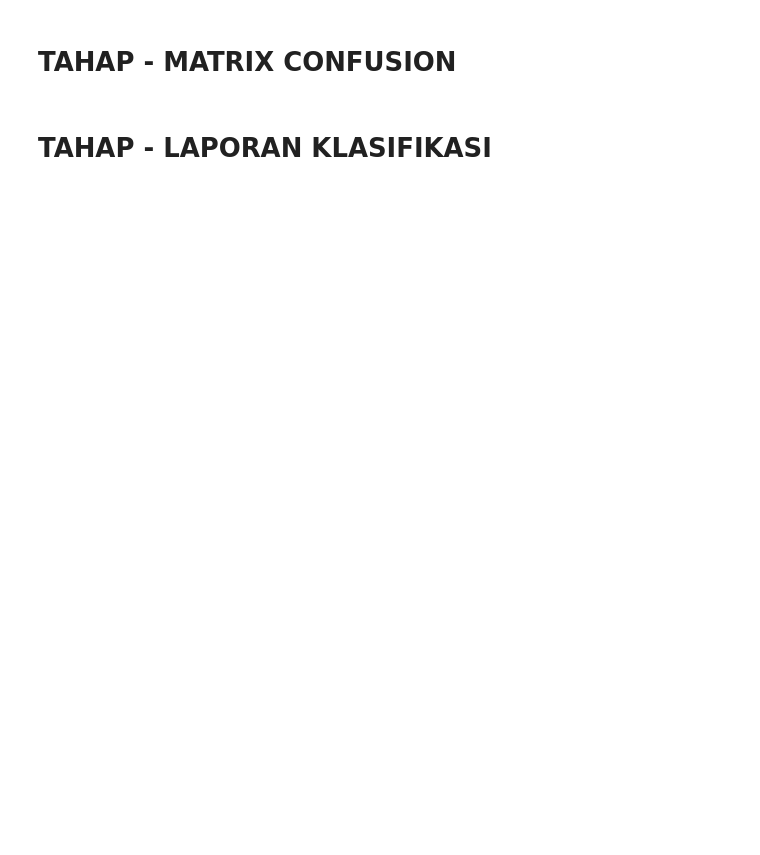
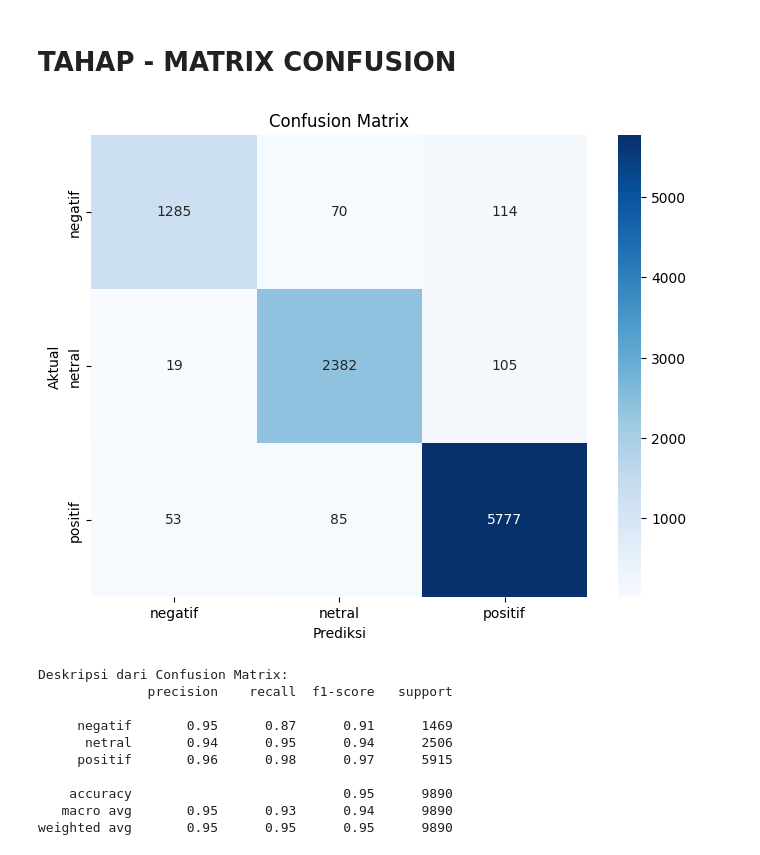
Before and after one commit to adiyoga27/support-vector-mechine, a Jupyter notebook: kodingan_trisna.ipynb, the cells around one changed output. Saved outputs shown, nothing was run; the diff lists cells and outputs as text; code cells hidden in the pictures; blank space fills up the shorter version.

```diff
--- a/kodingan_trisna.ipynb
+++ b/kodingan_trisna.ipynb
@@ -646,20 +668,32 @@ plt.show()
-# %% [markdown]
-# TAHAP - LAPORAN KLASIFIKASI
-# %%
-from sklearn.svm import SVC
-from sklearn.metrics import classification_report
-
-# Menginisialisasi model SVM dengan kernel linear
-svm_classifier = SVC(kernel='linear')
-
-# Melatih model SVM menggunakan data pelatihan yang telah diboboti dengan TF-IDF dan label sentimen
-svm_classifier.fit(tfidf_train, data['Label'])
-
-# Memprediksi label sentimen pada data uji menggunakan model SVM yang telah dilatih
-predictions = svm_classifier.predict(tfidf_test)
-
-# Menampilkan laporan klasifikasi dengan zero_division diatur
-print("Laporan Klasifikasi:")
-print(classification_report(data['Label'], predictions, zero_division=0))
-# from sklearn.metrics import classification_report
-# print(classification_report(data['Label'],y_test, linear_pred))
+# %%
+from sklearn.metrics import confusion_matrix, classification_report
+import seaborn as sns
+import matplotlib.pyplot as plt
+
+data = pd.read_excel('output/lexicon/sentiment_analysis.xlsx')
+# Menghitung confusion matrix
+cm = confusion_matrix(data['Label'], predictions)
+
+# Membuat heatmap dari confusion matrix
+plt.figure(figsize=(8, 6))
+sns.heatmap(cm, annot=True, cmap='Blues', fmt='g', xticklabels=['negatif', 'netral', 'positif'], yticklabels=['negatif', 'netral', 'positif'])
+plt.xlabel('Prediksi')
+plt.ylabel('Aktual')
+plt.title('Confusion Matrix')
+plt.show()
+
+# Menampilkan deskripsi dari diagram confusion matrix
+print("Deskripsi dari Confusion Matrix:")
+print(classification_report(data['Label'], predictions, zero_division=0))
+# %% [output]
+[figure, added]
+Deskripsi dari Confusion Matrix:
+              precision    recall  f1-score   support
+
+     negatif       0.95      0.87      0.91      1469
+      netral       0.94      0.95      0.94      2506
+     positif       0.96      0.98      0.97      5915
+
+    accuracy                           0.95      9890
+   macro avg       0.95      0.93      0.94      9890
+weighted avg       0.95      0.95      0.95      9890
```
Also changed, not shown: parts of 11 cells of this notebook, 3 other files.
